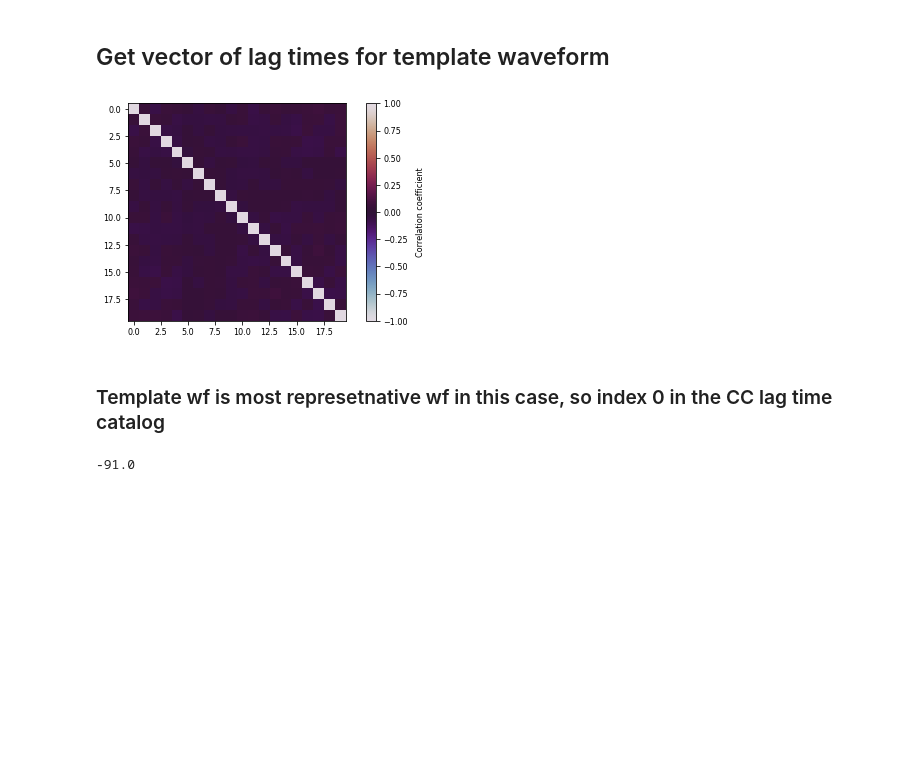
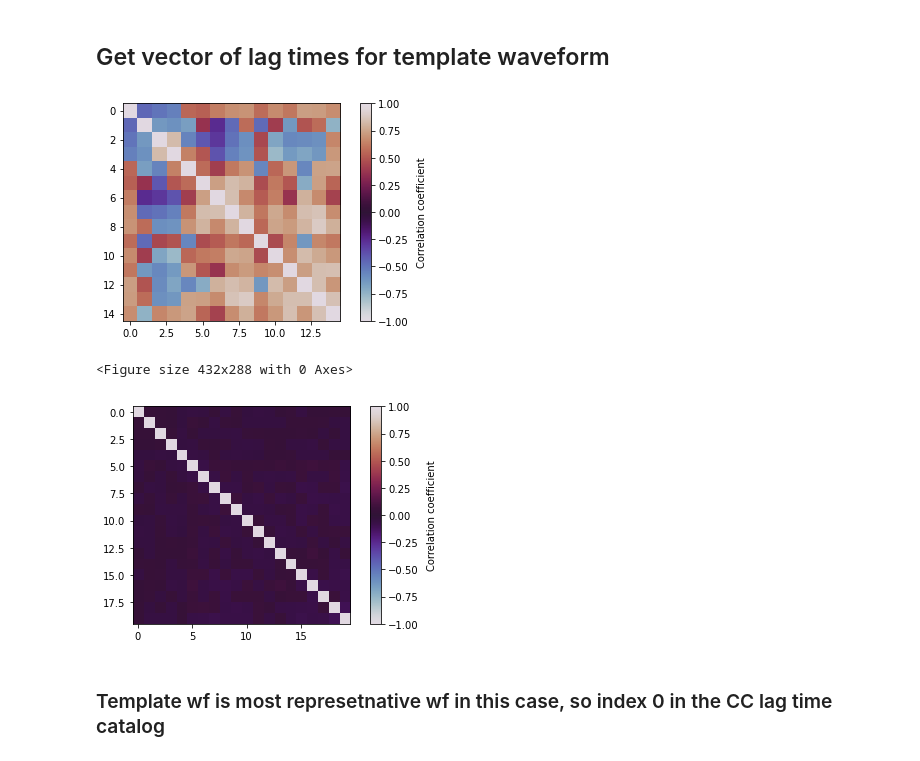
Before and after one commit to tsawi/Unsupervised_ML_Gornergletscher, a Jupyter notebook: notebooks/plotFigures5-7.ipynb, the cells around one changed output. Drawn from its saved outputs; the diff is of its cells as text; code cells hidden in the pictures; blank space fills up the shorter version.

Commit message:
update inline figures

```diff
--- a/notebooks/plotFigures5-7.ipynb
+++ b/notebooks/plotFigures5-7.ipynb
@@ -1035,22 +1035,25 @@ plt.savefig(pathFig + f'Figure_7_colorbar.pdf',bbox_inches='tight')
 # Figure 7 rep wf spectra and reconstructed spectra
 # %% [markdown]
 ## Get vector of lag times for template waveform
+# %%
+catRep = getTopFCat(cat00,5,1)
+catRepN = getTopFCat(cat00N,5,1)
 # %%
+plt.rcParams['image.cmap']='twilight'
+
 shift_cc = lenData
 shift_ccN = lenDataN
 
 
-cc_mat,lag_mat = figurefunctions2plotCCMatrix(catRep,shift_cc,dataH5_path,station,channel,fmin,fmax,fs)
-
-cc_matN,lag_matN = figurefunctions2plotCCMatrix(catRepN,shift_ccN,dataH5_pathN,station,channel,fminN,fmaxN,fsN)
+cc_mat,lag_mat = figureFunctions2.plotCCMatrix(catRep,shift_cc,dataH5_path,station,channel,fmin,fmax,fs)
+plt.figure()
+cc_matN,lag_matN = figureFunctions2.plotCCMatrix(catRepN,shift_ccN,dataH5_pathN,station,channel,fminN,fmaxN,fsN)
 # %% [output]
-[figure, old version]
+[figure, new version]
+<Figure size 432x288 with 0 Axes>
+[figure, added]
 # %% [markdown]
 ### Template wf is most represetnative wf in this case, so index 0 in the CC lag time catalog
-# %%
-lag0[i]
-# %% [output]
--91.0
 # %%
 
 
```
Also changed, not shown: parts of 14 cells of this notebook, 9 other files.
